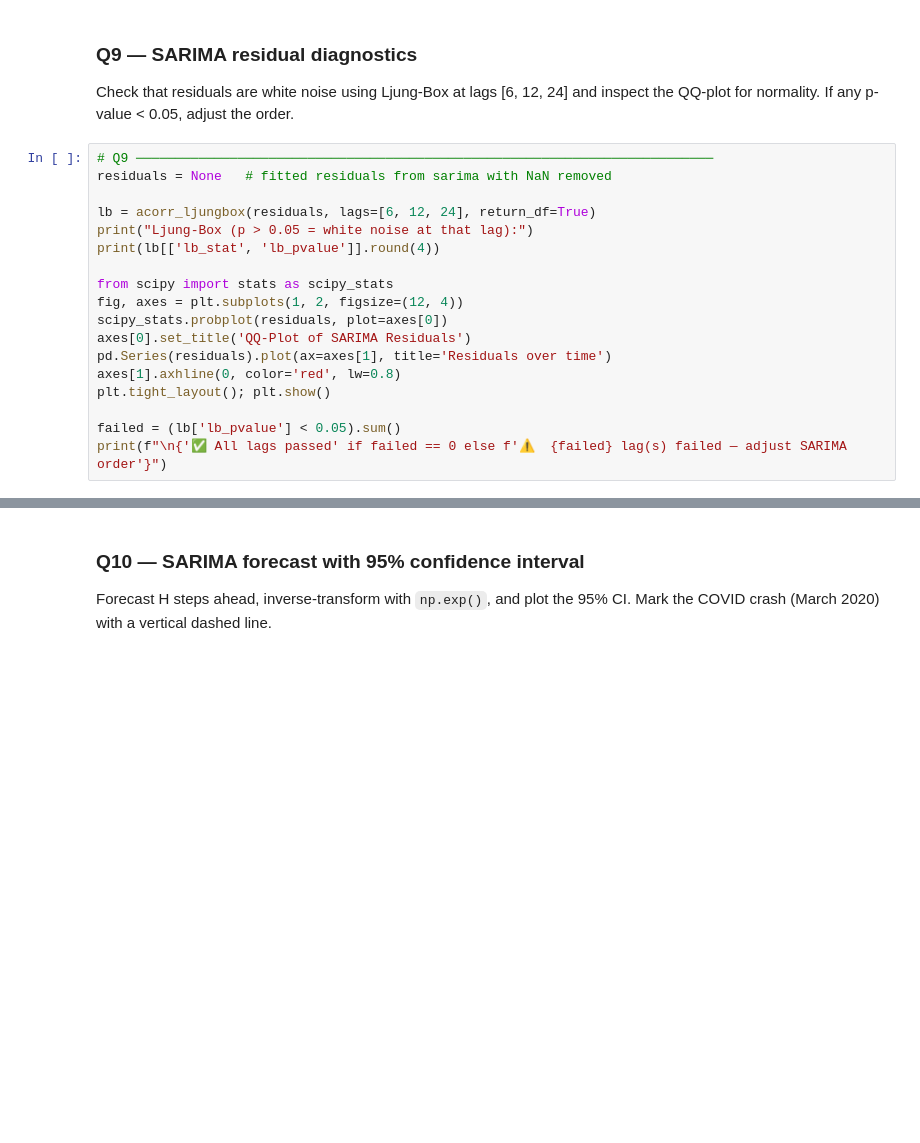
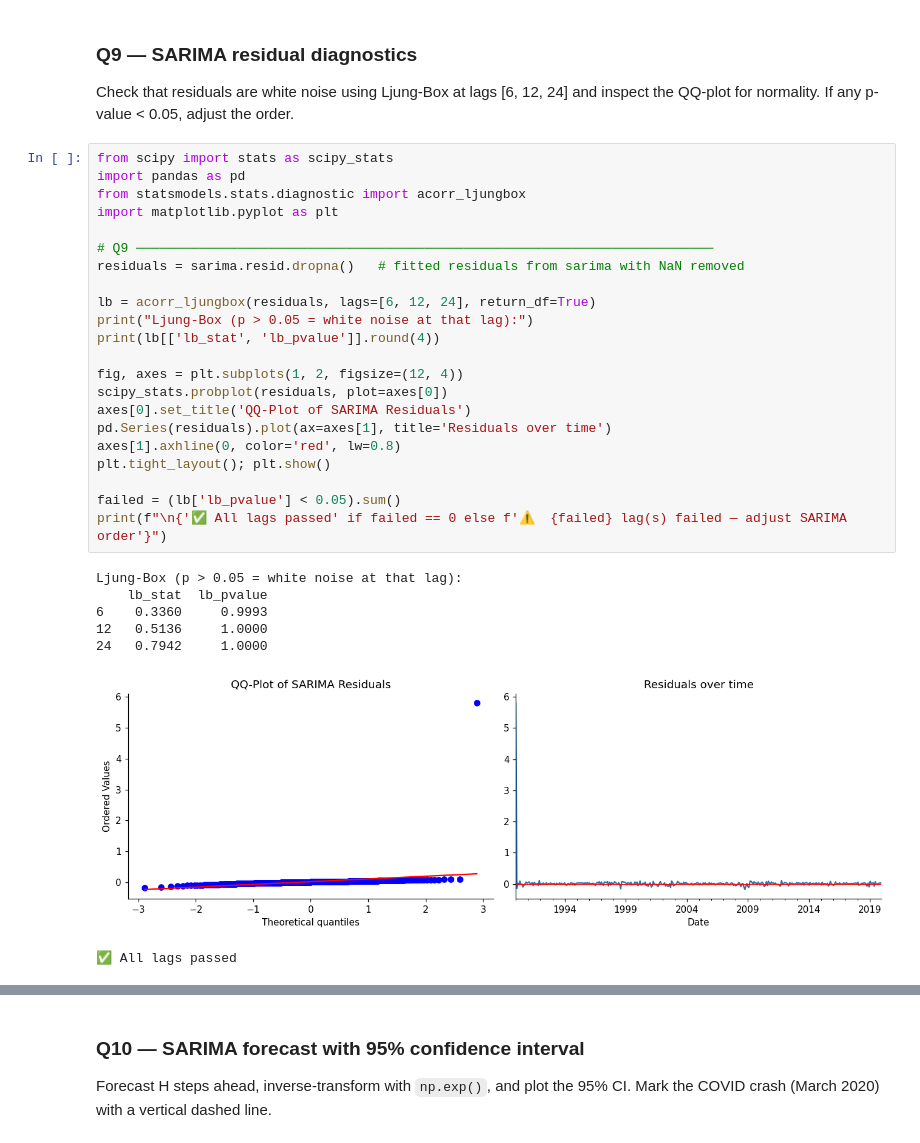
Before and after one commit to CodexAarogya/Fusemachines-Assignments, a Jupyter notebook: Week-8/Assignment/W8_Forecasting_Assignment.ipynb, the cells around one changed output, grey strips where cells are left out. Cells and saved outputs as stored; diff of their text form; blank space fills up the shorter version.

```diff
--- a/Week-8/Assignment/W8_Forecasting_Assignment.ipynb
+++ b/Week-8/Assignment/W8_Forecasting_Assignment.ipynb
@@ -417,23 +457,35 @@ print(sarima.summary().tables[1])
 Check that residuals are white noise using Ljung-Box at lags [6, 12, 24]
 and inspect the QQ-plot for normality. If any p-value < 0.05, adjust the order.
 # %%
+from scipy import stats as scipy_stats
+import pandas as pd
+from statsmodels.stats.diagnostic import acorr_ljungbox
+import matplotlib.pyplot as plt
+
 # Q9 ──────────────────────────────────────────────────────────────────────────
-residuals = None   # fitted residuals from sarima with NaN removed
+residuals = sarima.resid.dropna()   # fitted residuals from sarima with NaN removed
 
 lb = acorr_ljungbox(residuals, lags=[6, 12, 24], return_df=True)
 print("Ljung-Box (p > 0.05 = white noise at that lag):")
 print(lb[['lb_stat', 'lb_pvalue']].round(4))
 
-from scipy import stats as scipy_stats
 fig, axes = plt.subplots(1, 2, figsize=(12, 4))
 scipy_stats.probplot(residuals, plot=axes[0])
 axes[0].set_title('QQ-Plot of SARIMA Residuals')
 pd.Series(residuals).plot(ax=axes[1], title='Residuals over time')
 axes[1].axhline(0, color='red', lw=0.8)
 plt.tight_layout(); plt.show()
 
 failed = (lb['lb_pvalue'] < 0.05).sum()
 print(f"\n{'✅ All lags passed' if failed == 0 else f'⚠️  {failed} lag(s) failed — adjust SARIMA order'}")
+# %% [output]
+Ljung-Box (p > 0.05 = white noise at that lag):
+    lb_stat  lb_pvalue
+6    0.3360     0.9993
+12   0.5136     1.0000
+24   0.7942     1.0000
+[figure, added]
+✅ All lags passed
 # %%
 # SELF-CHECK
 lb_check = acorr_ljungbox(residuals, lags=[6, 12, 24], return_df=True)
```
Also changed, not shown: parts of 46 cells of this notebook.
